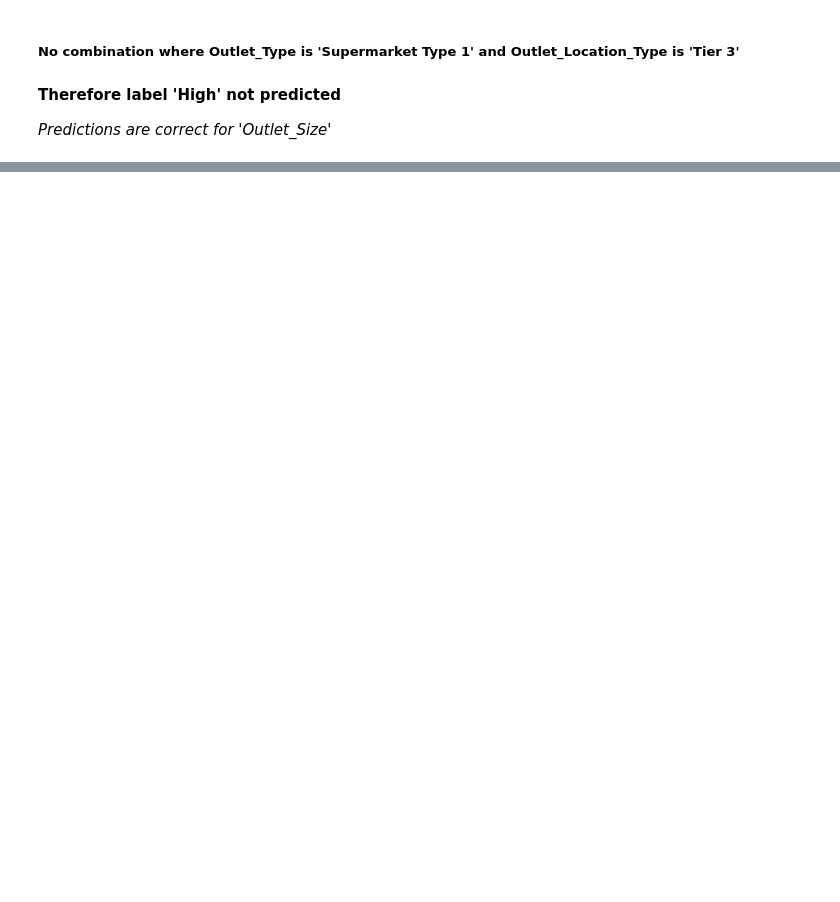
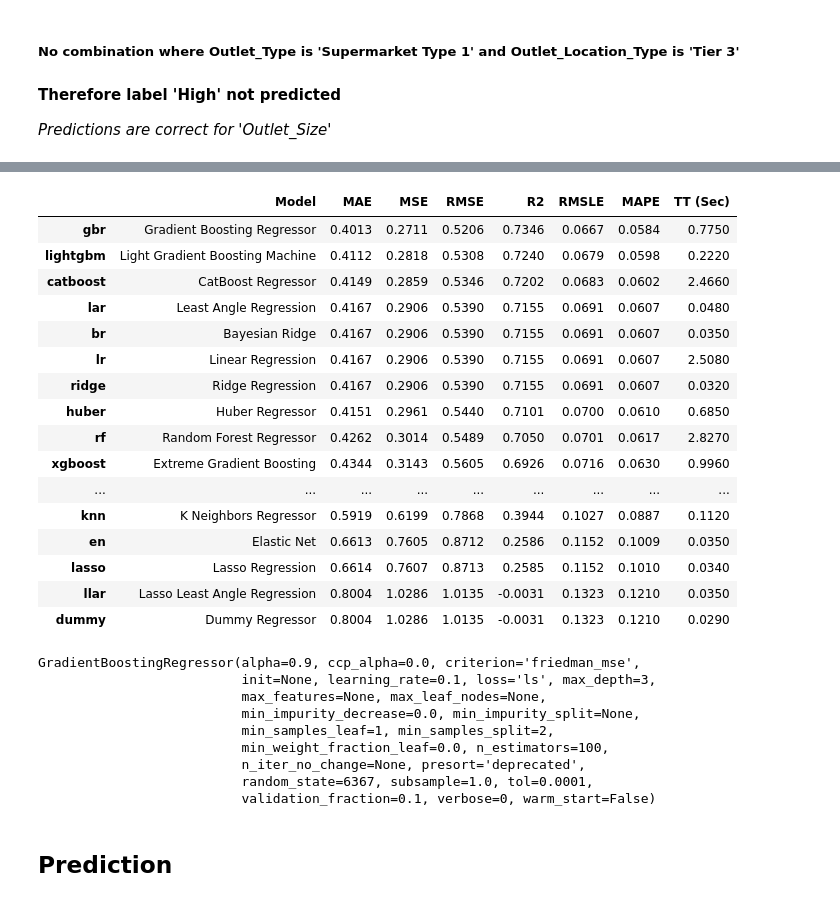
Before and after one commit to Ganesh4693/Sales-Prediction, a Jupyter notebook: Sales-Prediction.ipynb, the cells around one changed output, grey strips where cells are left out. Cells and saved outputs as stored; diff of their text form; code cells hidden in the pictures; blank space fills up the shorter version.

```diff
--- a/Sales-Prediction.ipynb
+++ b/Sales-Prediction.ipynb
@@ -494,0 +631,29 @@ plt.legend(loc='upper left')
+# %%
+compare_models()
+# %% [output]
+|  | Model | MAE | MSE | RMSE | R2 | RMSLE | MAPE | TT (Sec) |
+| gbr | Gradient Boosting Regressor | 0.4013 | 0.2711 | 0.5206 | 0.7346 | 0.0667 | 0.0584 | 0.7750 |
+| lightgbm | Light Gradient Boosting Machine | 0.4112 | 0.2818 | 0.5308 | 0.7240 | 0.0679 | 0.0598 | 0.2220 |
+| catboost | CatBoost Regressor | 0.4149 | 0.2859 | 0.5346 | 0.7202 | 0.0683 | 0.0602 | 2.4660 |
+| lar | Least Angle Regression | 0.4167 | 0.2906 | 0.5390 | 0.7155 | 0.0691 | 0.0607 | 0.0480 |
+| br | Bayesian Ridge | 0.4167 | 0.2906 | 0.5390 | 0.7155 | 0.0691 | 0.0607 | 0.0350 |
+| lr | Linear Regression | 0.4167 | 0.2906 | 0.5390 | 0.7155 | 0.0691 | 0.0607 | 2.5080 |
+| ridge | Ridge Regression | 0.4167 | 0.2906 | 0.5390 | 0.7155 | 0.0691 | 0.0607 | 0.0320 |
+| huber | Huber Regressor | 0.4151 | 0.2961 | 0.5440 | 0.7101 | 0.0700 | 0.0610 | 0.6850 |
+| rf | Random Forest Regressor | 0.4262 | 0.3014 | 0.5489 | 0.7050 | 0.0701 | 0.0617 | 2.8270 |
+| xgboost | Extreme Gradient Boosting | 0.4344 | 0.3143 | 0.5605 | 0.6926 | 0.0716 | 0.0630 | 0.9960 |
+| ... | ... | ... | ... | ... | ... | ... | ... | ... |
+| knn | K Neighbors Regressor | 0.5919 | 0.6199 | 0.7868 | 0.3944 | 0.1027 | 0.0887 | 0.1120 |
+| en | Elastic Net | 0.6613 | 0.7605 | 0.8712 | 0.2586 | 0.1152 | 0.1009 | 0.0350 |
+| lasso | Lasso Regression | 0.6614 | 0.7607 | 0.8713 | 0.2585 | 0.1152 | 0.1010 | 0.0340 |
+| llar | Lasso Least Angle Regression | 0.8004 | 1.0286 | 1.0135 | -0.0031 | 0.1323 | 0.1210 | 0.0350 |
+| dummy | Dummy Regressor | 0.8004 | 1.0286 | 1.0135 | -0.0031 | 0.1323 | 0.1210 | 0.0290 |
+GradientBoostingRegressor(alpha=0.9, ccp_alpha=0.0, criterion='friedman_mse',
+                          init=None, learning_rate=0.1, loss='ls', max_depth=3,
+                          max_features=None, max_leaf_nodes=None,
+                          min_impurity_decrease=0.0, min_impurity_split=None,
+                          min_samples_leaf=1, min_samples_split=2,
+                          min_weight_fraction_leaf=0.0, n_estimators=100,
+                          n_iter_no_change=None, presort='deprecated',
+                          random_state=6367, subsample=1.0, tol=0.0001,
+                          validation_fraction=0.1, verbose=0, warm_start=False)
@@ -494,0 +670,2 @@ plt.legend(loc='upper left')
+# %% [markdown]
+## Prediction
```
Also changed, not shown: parts of 99 cells of this notebook.
